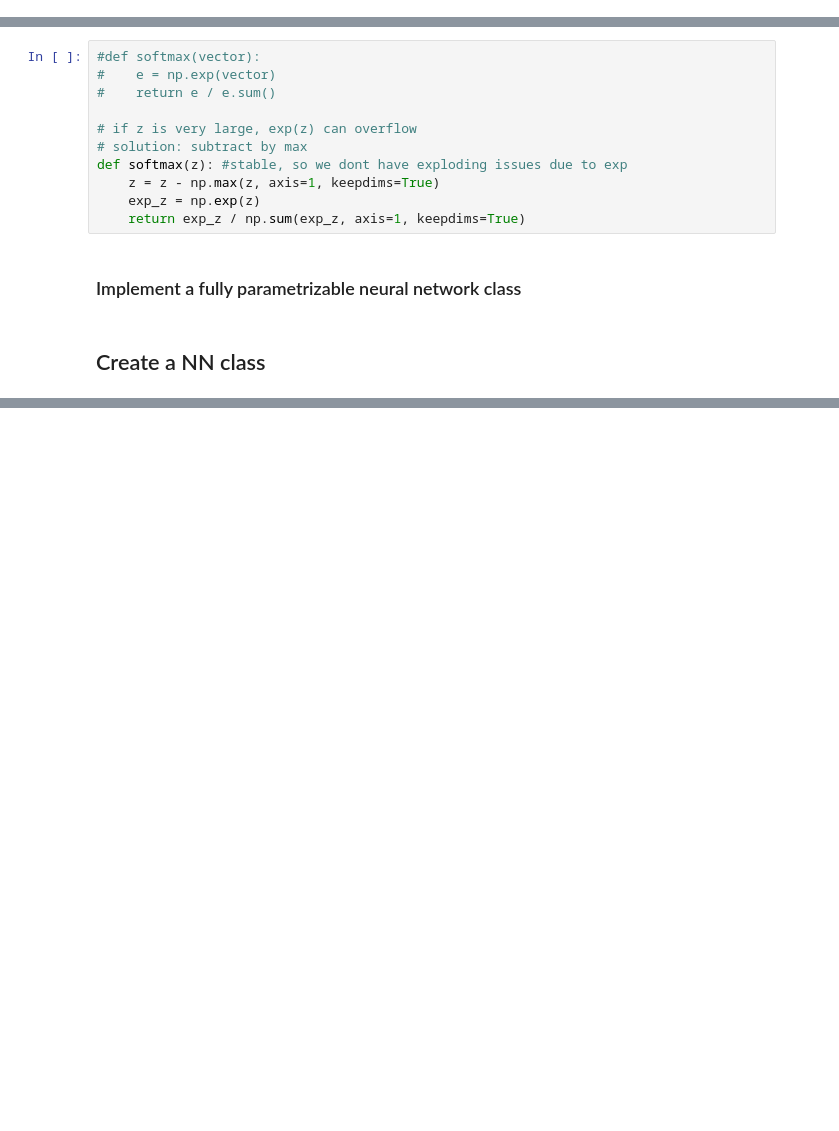
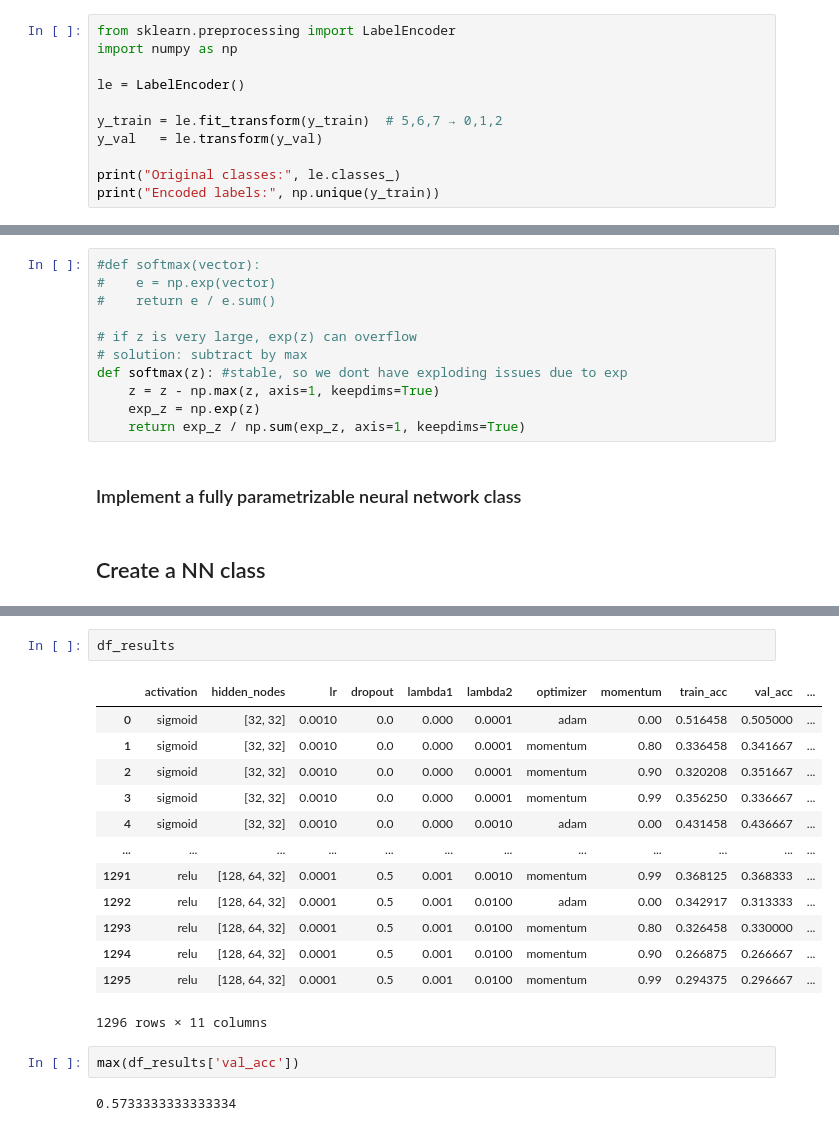
Before and after one commit to nasoskar/ProgrAndMaths, a Jupyter notebook: test.ipynb, the cells around one changed output, grey strips where cells are left out. Cells and saved outputs as stored; diff of their text form; blank space fills up the shorter version.

```diff
--- a/test.ipynb
+++ b/test.ipynb
@@ -151,0 +160,11 @@ Training data: (2400, 12), Validation data: (300, 12), Test data: (300, 12)
+# %%
+from sklearn.preprocessing import LabelEncoder
+import numpy as np
+
+le = LabelEncoder()
+
+y_train = le.fit_transform(y_train)  # 5,6,7 → 0,1,2
+y_val   = le.transform(y_val)
+
+print("Original classes:", le.classes_)
+print("Encoded labels:", np.unique(y_train))
@@ -452,0 +667,20 @@ IndexError: index 7 is out of bounds for axis 1 with size 3
+# %%
+df_results
+# %% [output]
+|  | activation | hidden_nodes | lr | dropout | lambda1 | lambda2 | optimizer | momentum | train_acc | val_acc | ... |
+| 0 | sigmoid | [32, 32] | 0.0010 | 0.0 | 0.000 | 0.0001 | adam | 0.00 | 0.516458 | 0.505000 | ... |
+| 1 | sigmoid | [32, 32] | 0.0010 | 0.0 | 0.000 | 0.0001 | momentum | 0.80 | 0.336458 | 0.341667 | ... |
+| 2 | sigmoid | [32, 32] | 0.0010 | 0.0 | 0.000 | 0.0001 | momentum | 0.90 | 0.320208 | 0.351667 | ... |
+| 3 | sigmoid | [32, 32] | 0.0010 | 0.0 | 0.000 | 0.0001 | momentum | 0.99 | 0.356250 | 0.336667 | ... |
+| 4 | sigmoid | [32, 32] | 0.0010 | 0.0 | 0.000 | 0.0010 | adam | 0.00 | 0.431458 | 0.436667 | ... |
+| ... | ... | ... | ... | ... | ... | ... | ... | ... | ... | ... | ... |
+| 1291 | relu | [128, 64, 32] | 0.0001 | 0.5 | 0.001 | 0.0010 | momentum | 0.99 | 0.368125 | 0.368333 | ... |
+| 1292 | relu | [128, 64, 32] | 0.0001 | 0.5 | 0.001 | 0.0100 | adam | 0.00 | 0.342917 | 0.313333 | ... |
+| 1293 | relu | [128, 64, 32] | 0.0001 | 0.5 | 0.001 | 0.0100 | momentum | 0.80 | 0.326458 | 0.330000 | ... |
+| 1294 | relu | [128, 64, 32] | 0.0001 | 0.5 | 0.001 | 0.0100 | momentum | 0.90 | 0.266875 | 0.266667 | ... |
+| 1295 | relu | [128, 64, 32] | 0.0001 | 0.5 | 0.001 | 0.0100 | momentum | 0.99 | 0.294375 | 0.296667 | ... |
+1296 rows × 11 columns
+# %%
+max(df_results['val_acc'])
+# %% [output]
+0.5733333333333334
```
Also changed, not shown: parts of 13 cells of this notebook.
